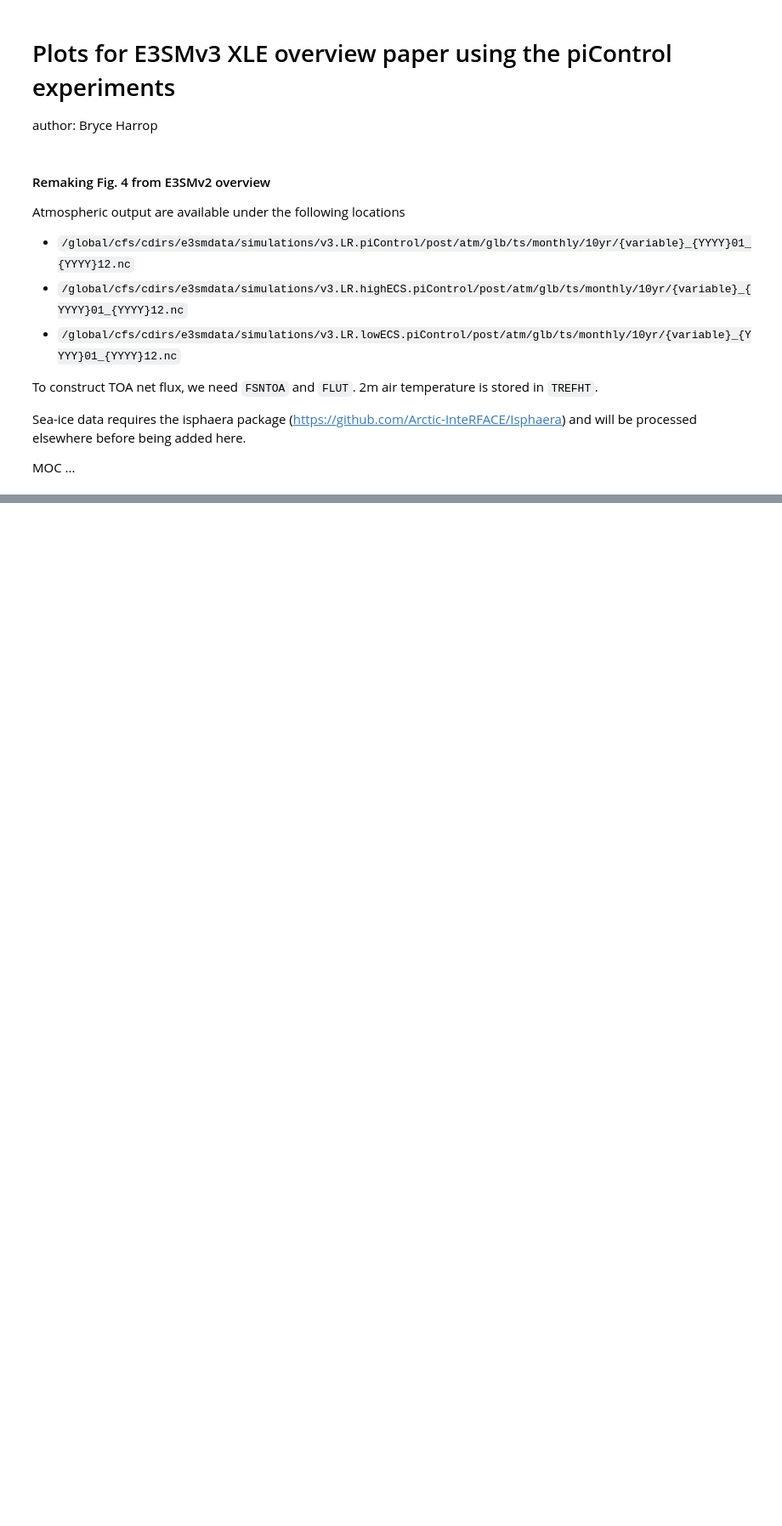
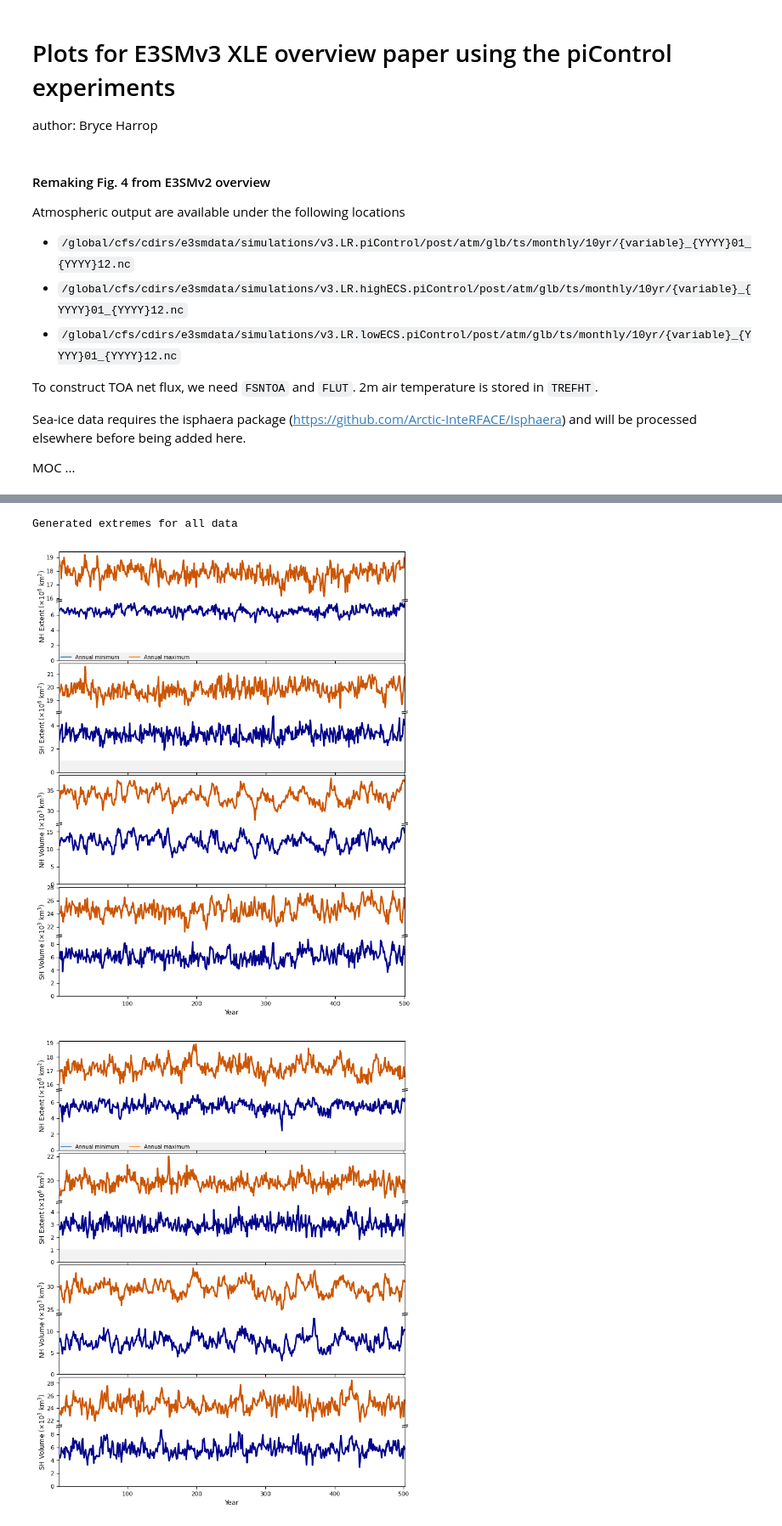
Before and after one commit to beharrop/E3SMv3-XLE-analysis, a Jupyter notebook: piControl_figures.ipynb, the cells around one changed output, grey strips where cells are left out. Shown at 85% size. Saved outputs shown, nothing was run; the diff lists cells and outputs as text; code cells hidden in the pictures; blank space fills up the shorter version.

```diff
--- a/piControl_figures.ipynb
+++ b/piControl_figures.ipynb
@@ -156,0 +327,58 @@ moc_rm     = {k: to_year_frac(da, dim='Time') for k, da in moc_rm.items()}
+# %%
+# Generate extremes from 1D real regional slices
+
+importlib.reload(ispf)
+importlib.reload(isps)
+importlib.reload(ispv)
+
+SeaIceRegionalTimeseriesExtremesDefault = ispf.generate_seaice_regional_timeseries_extremes(
+    ts_input=[default_ts],
+    datatype='model',
+)
+
+SeaIceRegionalTimeseriesExtremeslowECS = ispf.generate_seaice_regional_timeseries_extremes(
+    ts_input=[lowECS_ts],
+    datatype='model',
+)
+
+SeaIceRegionalTimeseriesExtremeshighECS = ispf.generate_seaice_regional_timeseries_extremes(
+    ts_input=[highECS_ts],
+    datatype='model',
+)
+
+print(f"\nGenerated extremes for all data")
+# %% [output]
+Generated extremes for all data
+# %%
+# Plot extremes
+
+importlib.reload(ispf)
+importlib.reload(isps)
+importlib.reload(ispv)
+
+si_out_default = ispv.plot_seaice_regional_extremes(
+    extremes=SeaIceRegionalTimeseriesExtremesDefault,
+    all_ts=[default_ts],
+    model_datatype="model",
+    ens_count=1,
+    show=False
+)
+
+si_out_lowECS = ispv.plot_seaice_regional_extremes(
+    extremes=SeaIceRegionalTimeseriesExtremeslowECS,
+    all_ts=[lowECS_ts],
+    model_datatype="model",
+    ens_count=1,
+    show=False
+)
+
+si_out_highECS = ispv.plot_seaice_regional_extremes(
+    extremes=SeaIceRegionalTimeseriesExtremeshighECS,
+    all_ts=[highECS_ts],
+    model_datatype="model",
+    ens_count=1,
+    show=False
+)
+# %% [output]
+[figure, added]
+[figure, added]
```
Also changed, not shown: parts of 6 cells of this notebook, 2 other files.
